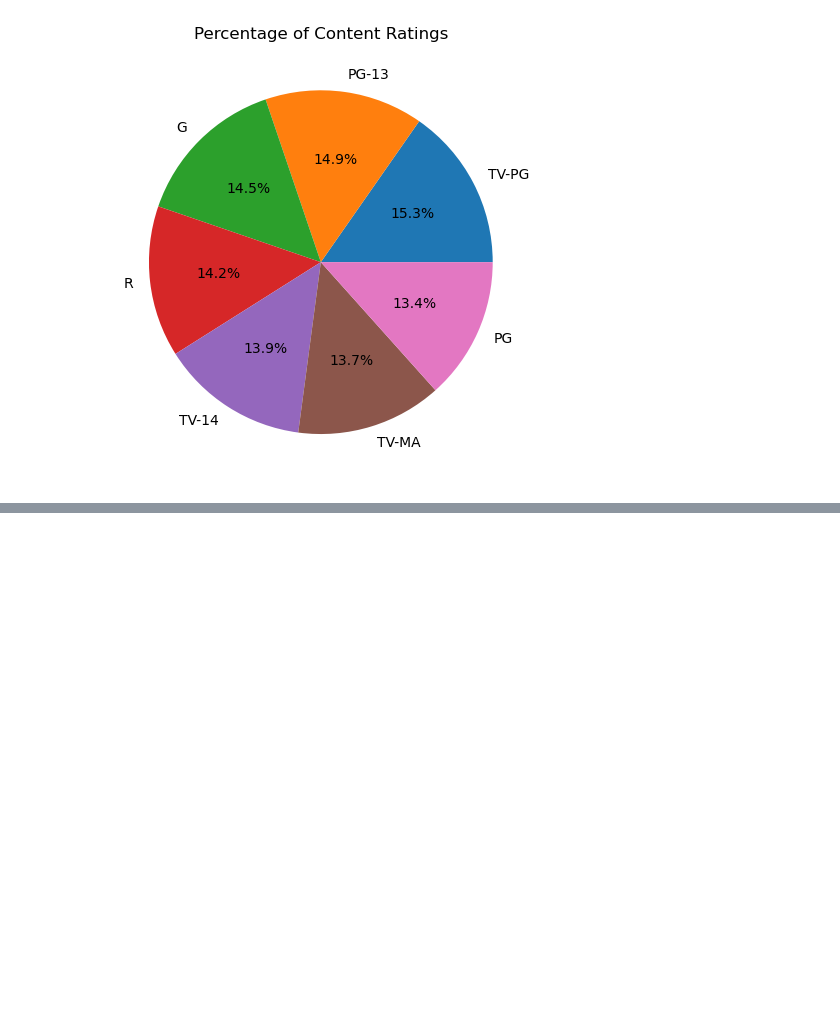
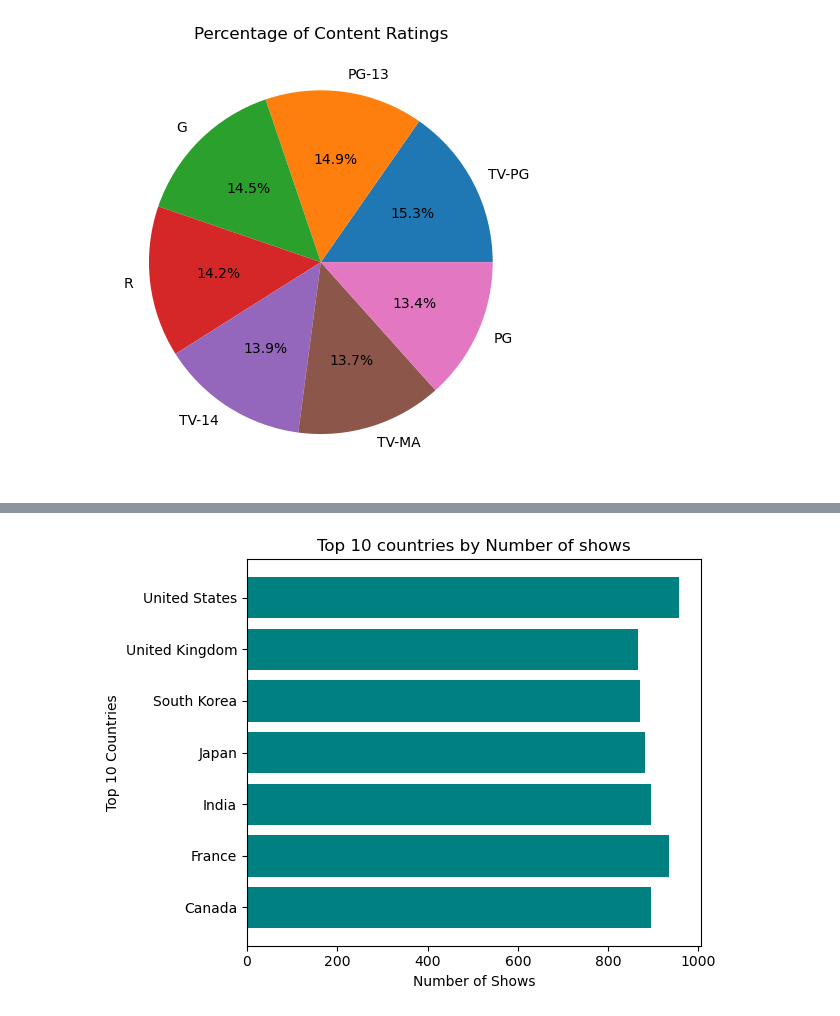
Before and after one commit to MohammedGousemohiyuddinYekkaluru/prime-ai-ml-learning-journey, a Jupyter notebook: Projects/Netflix Data Visualization/netflix_data.ipynb, the cells around one changed output, grey strips where cells are left out. Cells and saved outputs as stored; diff of their text form; code cells hidden in the pictures; blank space fills up the shorter version.

Commit message:
Add top countries with no.of shows and comparison between tv shows and movies over year

```diff
--- a/Projects/Netflix Data Visualization/netflix_data.ipynb
+++ b/Projects/Netflix Data Visualization/netflix_data.ipynb
@@ -74,0 +74,12 @@ plt.show()
+# %%
+country_counts = df['country'].value_counts().head(10).sort_index()
+
+plt.barh(country_counts.index, country_counts.values, color='teal')
+plt.title('Top 10 countries by Number of shows')
+plt.xlabel("Number of Shows")
+plt.ylabel("Top 10 Countries")
+plt.tight_layout()
+plt.savefig('top10_countries.png')
+plt.show()
+# %% [output]
+[figure, added]
```
Also changed, not shown: parts of 2 cells of this notebook, 2 other files.
